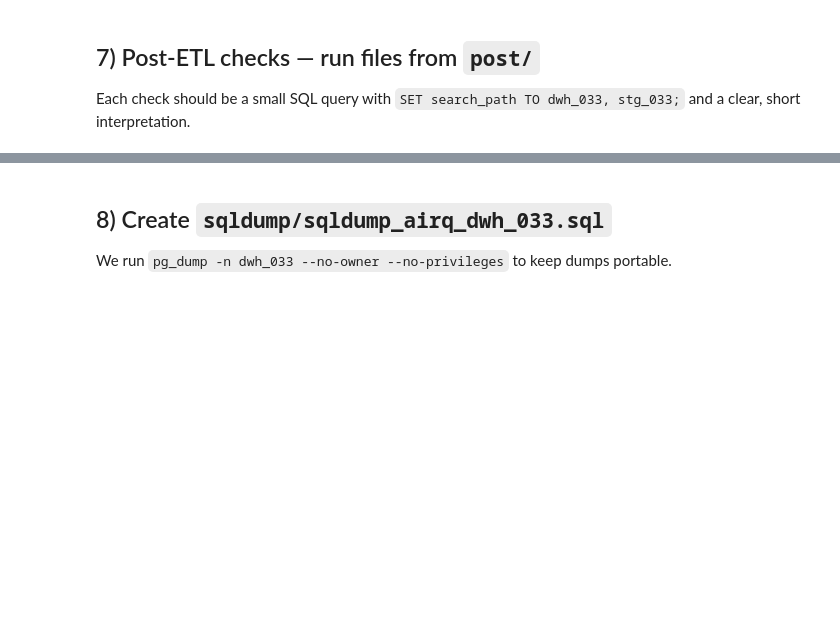
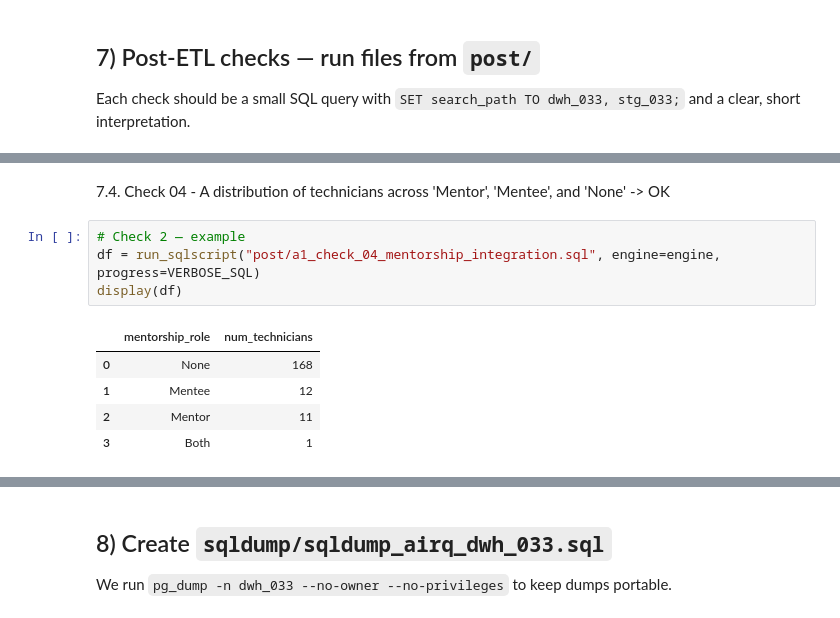
Before and after one commit to 0Pr1me/BI-Assignment, a Jupyter notebook: DWH1_033/AirQ_Part1_033.ipynb, the cells around one changed output, grey strips where cells are left out. Drawn from its saved outputs; the diff is of its cells as text; blank space fills up the shorter version.

```diff
--- a/DWH1_033/AirQ_Part1_033.ipynb
+++ b/DWH1_033/AirQ_Part1_033.ipynb
@@ -367,0 +400,12 @@ display(df)
+# %% [markdown]
+7.4. Check 04 - A distribution of technicians across 'Mentor', 'Mentee', and 'None' -> OK
+# %%
+# Check 2 — example
+df = run_sqlscript("post/a1_check_04_mentorship_integration.sql", engine=engine, progress=VERBOSE_SQL)
+display(df)
+# %% [output]
+|  | mentorship_role | num_technicians |
+| 0 | None | 168 |
+| 1 | Mentee | 12 |
+| 2 | Mentor | 11 |
+| 3 | Both | 1 |
```
Also changed, not shown: parts of 16 cells of this notebook, 38 other files.
